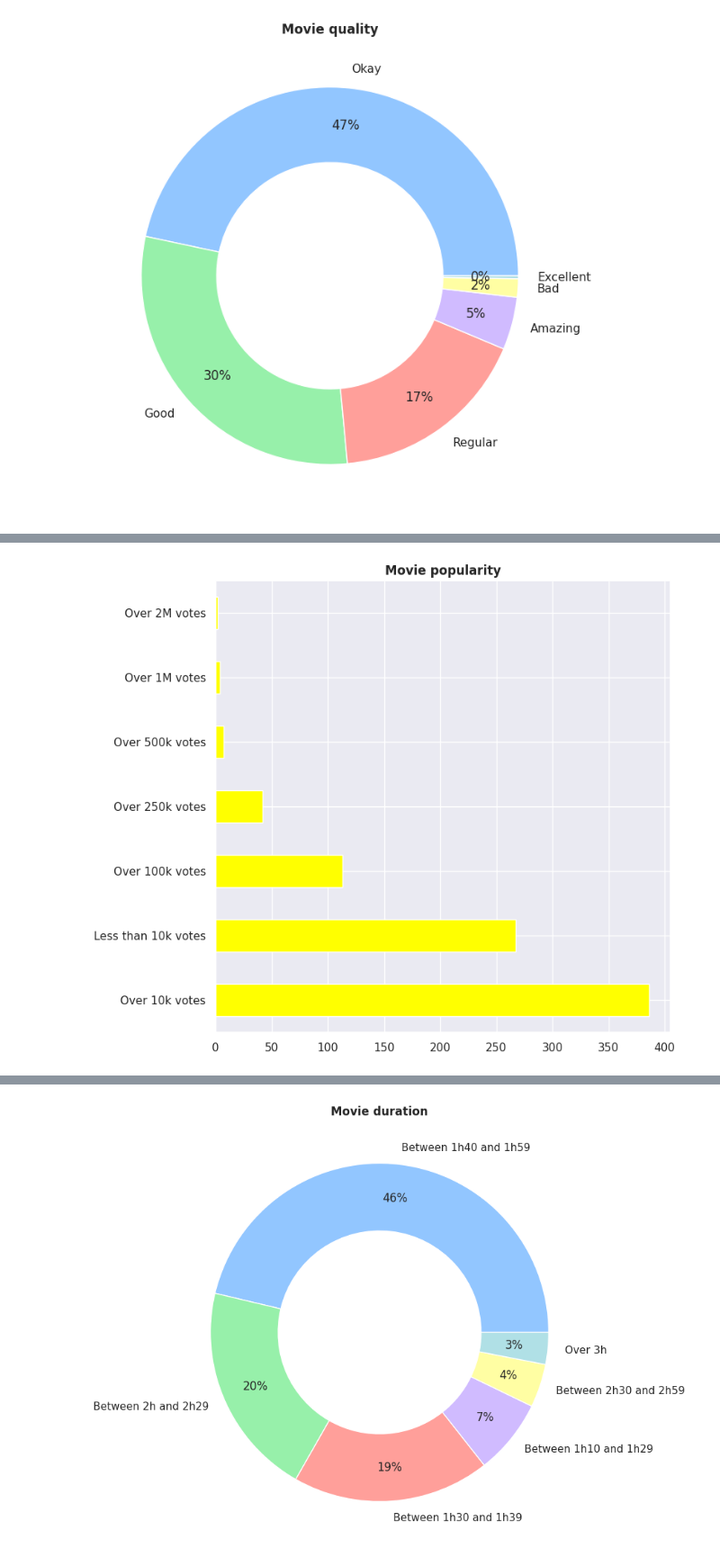
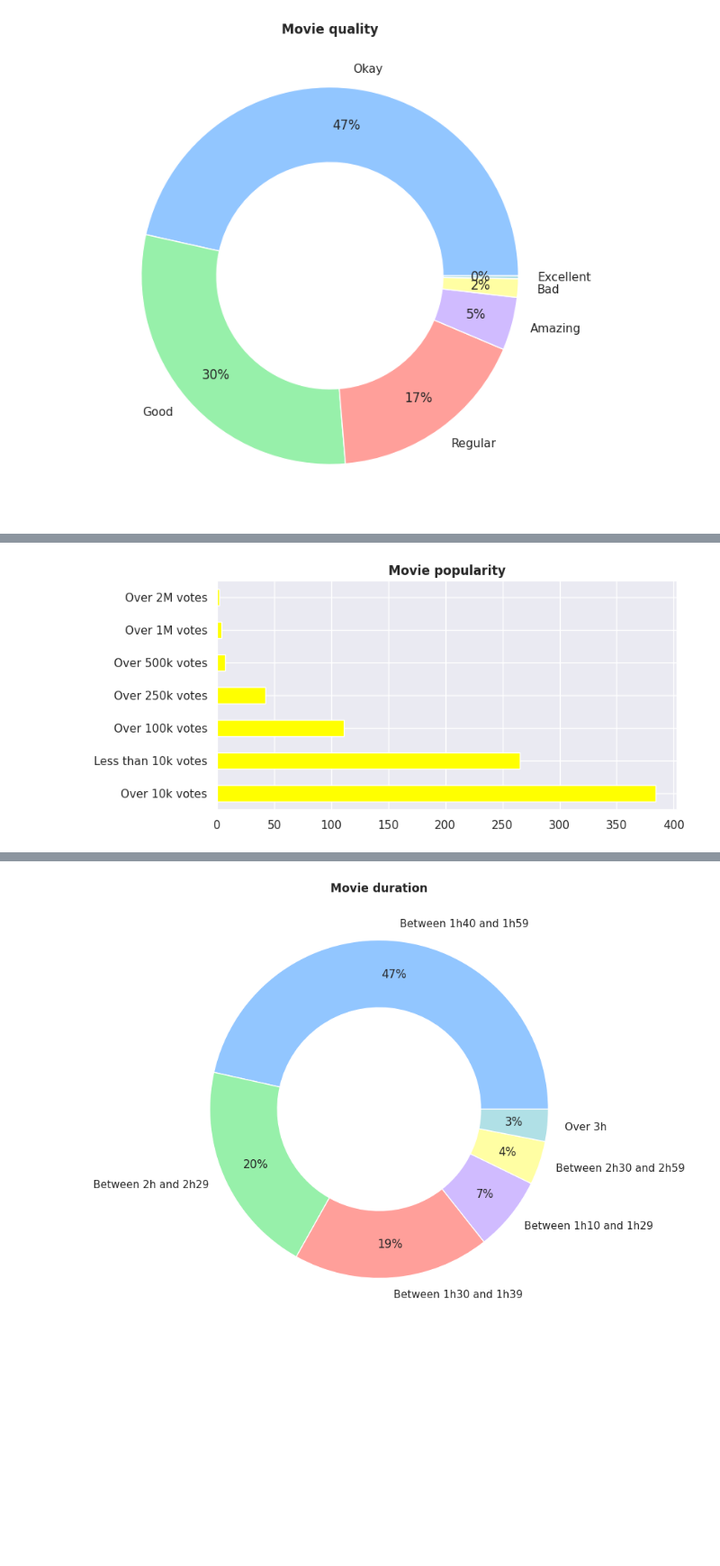
Before and after one commit to guilhermelaviola/IMDbMovieListAnalysis, a Jupyter notebook: IMDbWatchlistStudy.ipynb, the cells around one changed output, grey strips where cells are left out. Shown: that part at 90% size. Drawn from its saved outputs; the diff is of its cells as text; code cells hidden in the pictures; blank space fills up the shorter version.

```diff
--- a/IMDbWatchlistStudy.ipynb
+++ b/IMDbWatchlistStudy.ipynb
@@ -233,11 +233,11 @@ df.head()
 # %%
 # Displaying the movie popularity based on the algorithm above:
-df['Movie popularity'].value_counts().plot(kind = 'barh', color = 'yellow', figsize = (8, 8))
+df['Movie popularity'].value_counts().plot(kind = 'barh', color = 'yellow', figsize = (8, 4))
 plt.ylabel(None)
 plt.title('Movie popularity', fontweight = 'bold')
 plt.show()
 # %% [output]
-[figure, old version]
+[figure, new version]
 # %%
 # Classifying the movies by duration based on their runtime:
 def movie_duration(runtime):
```
Also changed, not shown: parts of 15 cells of this notebook.
